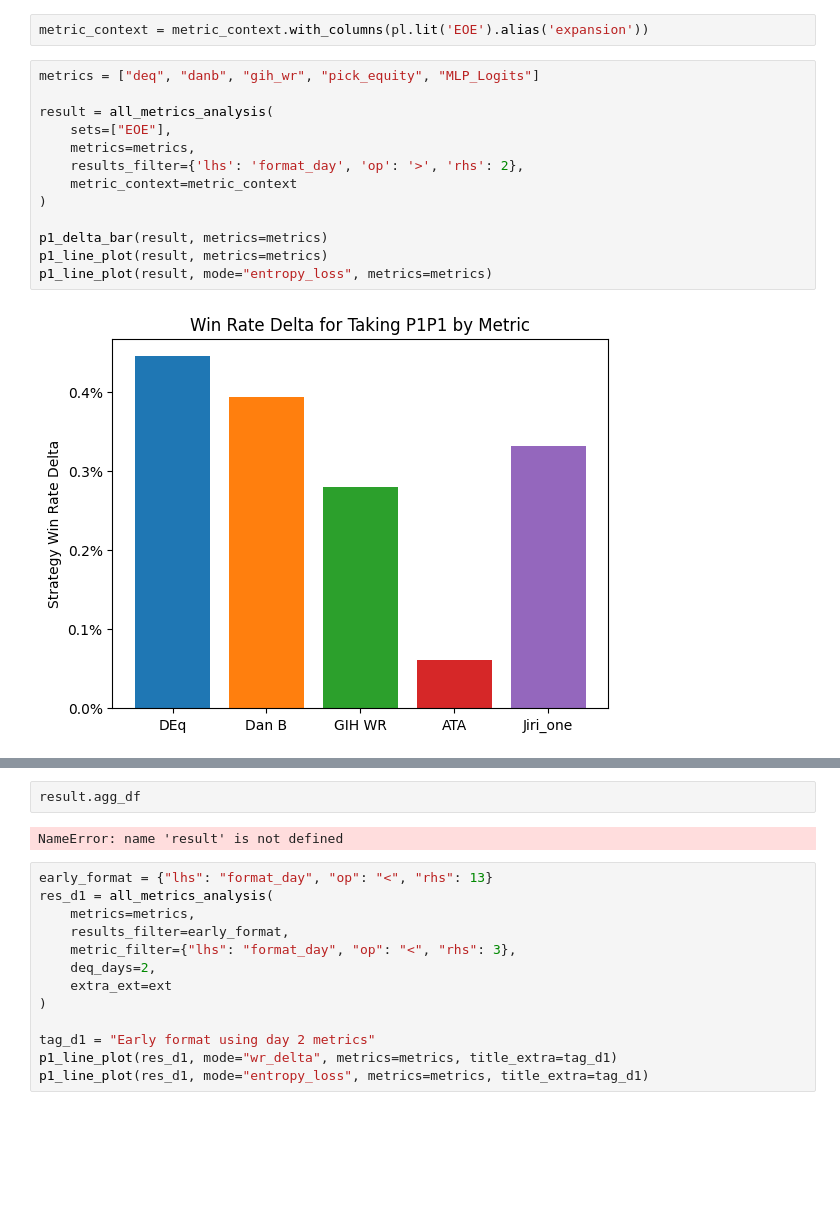
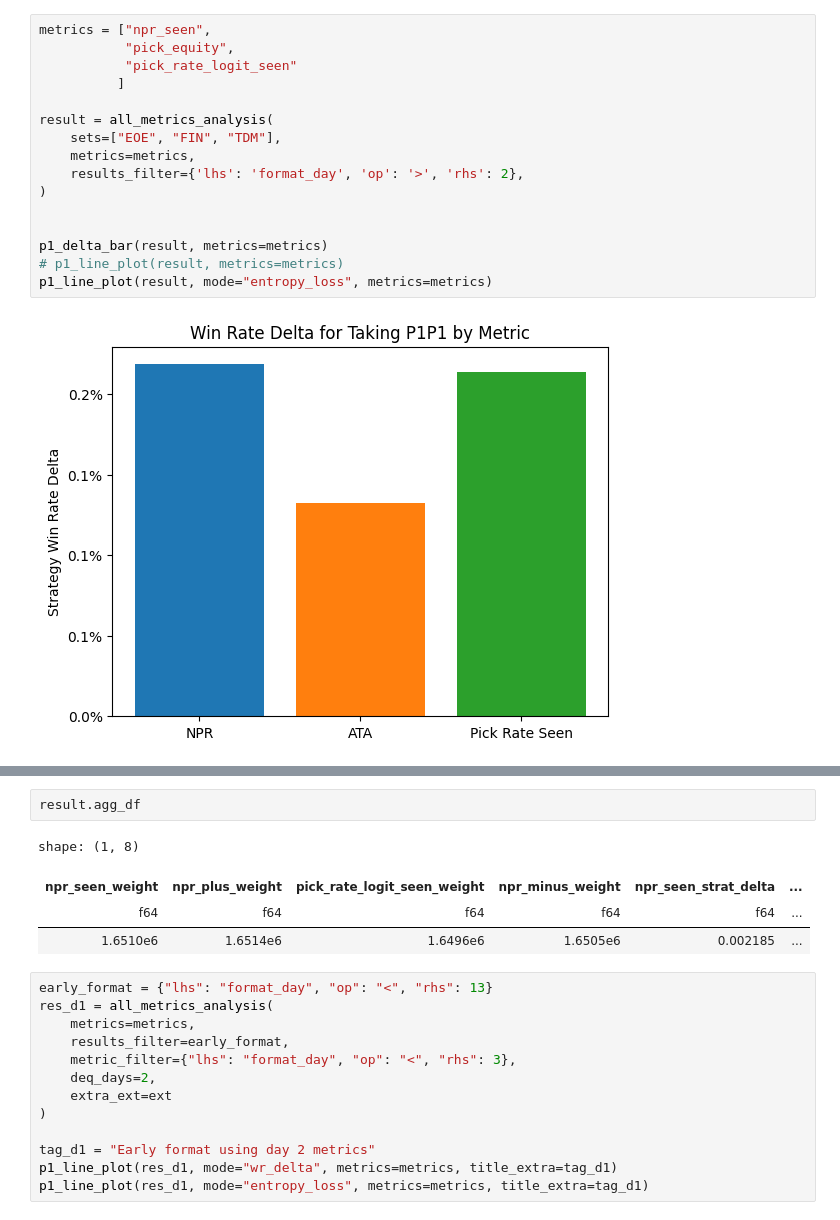
Before and after one commit to oelarnes/deq, a Jupyter notebook: nb/deq-backtest.ipynb, the cells around one changed output, grey strips where cells are left out. Drawn from its saved outputs; the diff is of its cells as text; blank space fills up the shorter version.

```diff
--- a/nb/deq-backtest.ipynb
+++ b/nb/deq-backtest.ipynb
@@ -29,17 +11,18 @@ metric_context = metric_context.join(
-# %%
-metric_context = metric_context.with_columns(pl.lit('EOE').alias('expansion'))
 # %%
-metrics = ["deq", "danb", "gih_wr", "pick_equity", "MLP_Logits"]
+metrics = ["npr_seen",
+           "pick_equity",
+           "pick_rate_logit_seen"
+          ]
 
 result = all_metrics_analysis(
-    sets=["EOE"],
+    sets=["EOE", "FIN", "TDM"],
     metrics=metrics,
     results_filter={'lhs': 'format_day', 'op': '>', 'rhs': 2},
-    metric_context=metric_context
 )
 
+
 p1_delta_bar(result, metrics=metrics)
-p1_line_plot(result, metrics=metrics)
+# p1_line_plot(result, metrics=metrics)
 p1_line_plot(result, mode="entropy_loss", metrics=metrics)
 # %% [output]
-[figure, old version]
+[figure, new version]
@@ -48,7 +30,10 @@ p1_line_plot(result, mode="entropy_loss", metrics=metrics)
 # %%
 result.agg_df
 # %% [output]
-NameError: name 'result' is not defined
+shape: (1, 8)
+| npr_seen_weight | npr_plus_weight | pick_rate_logit_seen_weight | npr_minus_weight | npr_seen_strat_delta | ... |
+| f64 | f64 | f64 | f64 | f64 | ... |
+| 1.6510e6 | 1.6514e6 | 1.6496e6 | 1.6505e6 | 0.002185 | ... |
 # %%
 early_format = {"lhs": "format_day", "op": "<", "rhs": 13}
 res_d1 = all_metrics_analysis(
```
Also changed, not shown: parts of 4 cells of this notebook, 7 other files.
